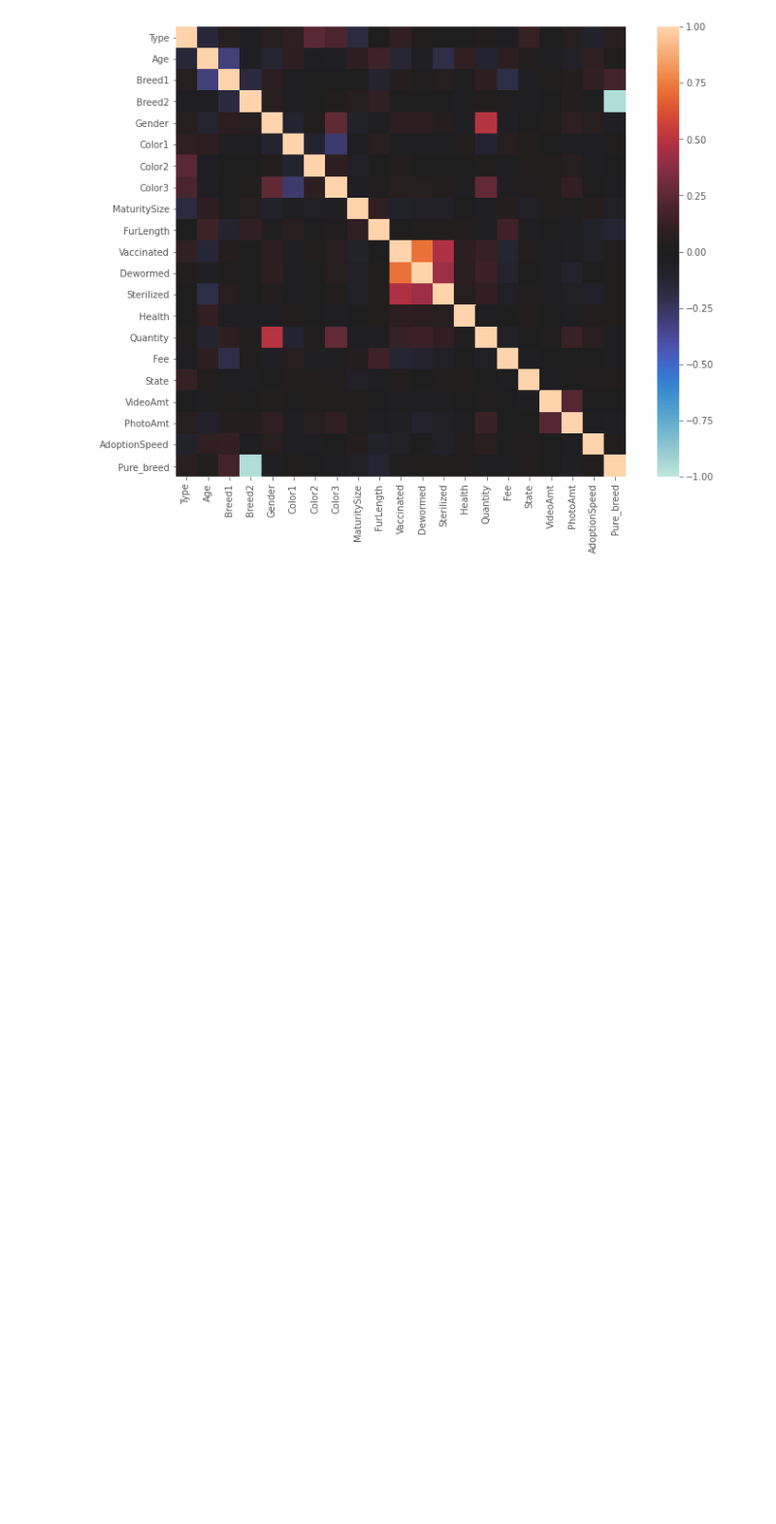
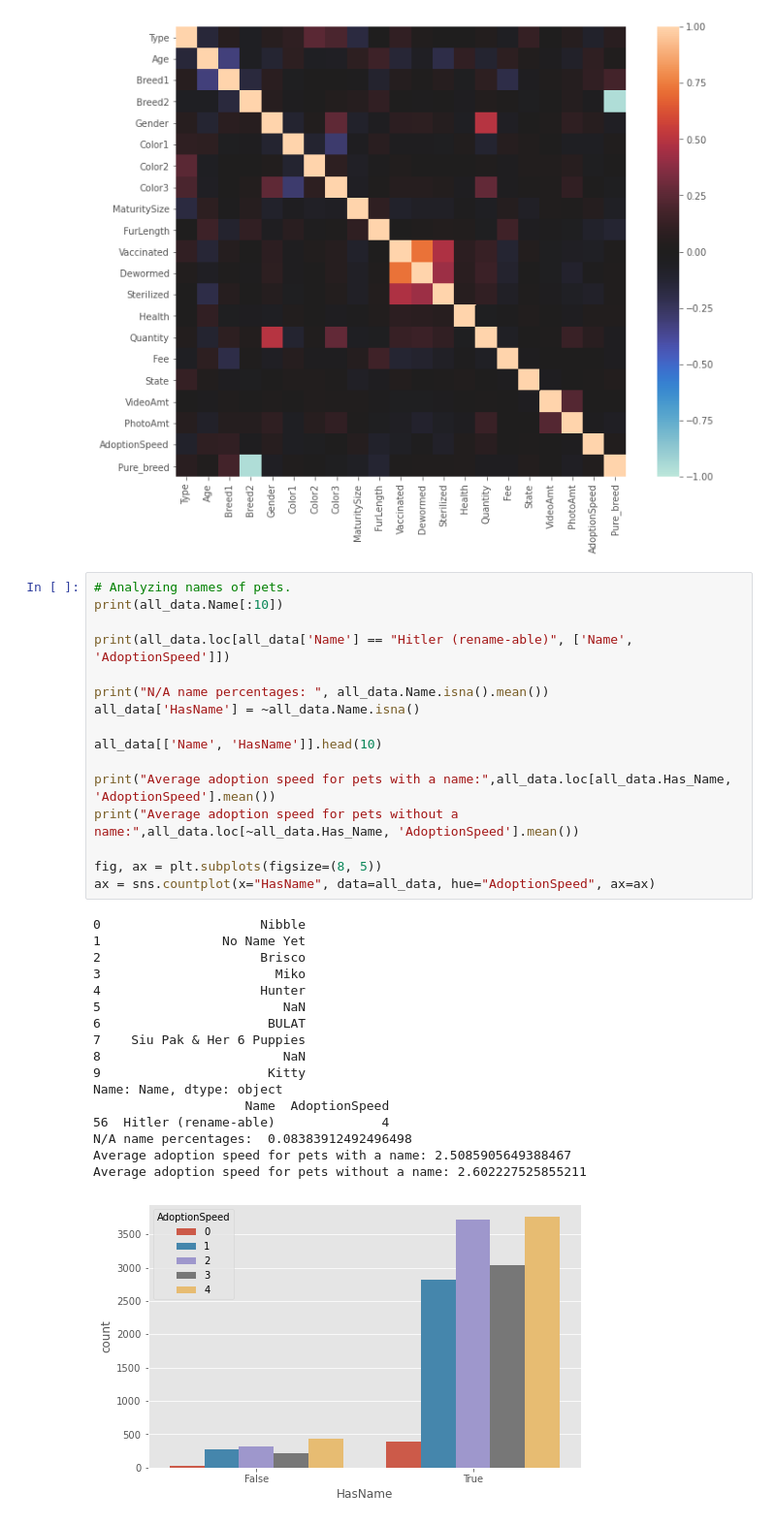
Before and after one commit to olivo/animal-adoption-mids-capstone, a Jupyter notebook: EDA/Initial Draft.ipynb, the cells around one changed output. Shown at 97% size. Cells and saved outputs as stored; diff of their text form; blank space fills up the shorter version.

Commit message:
Added more EDA about names and description data

```diff
--- a/EDA/Initial Draft.ipynb
+++ b/EDA/Initial Draft.ipynb
@@ -232,3 +232,37 @@ fig, ax = plt.subplots(figsize=(12, 9))
 ax = sns.heatmap(train.corr(), square=True, vmax=1, vmin=-1, center=0)
 # %% [output]
 [figure]
+# %%
+# Analyzing names of pets.
+print(all_data.Name[:10])
+
+print(all_data.loc[all_data['Name'] == "Hitler (rename-able)", ['Name', 'AdoptionSpeed']])
+
+print("N/A name percentages: ", all_data.Name.isna().mean())
+all_data['HasName'] = ~all_data.Name.isna()
+
+all_data[['Name', 'HasName']].head(10)
+
+print("Average adoption speed for pets with a name:",all_data.loc[all_data.Has_Name, 'AdoptionSpeed'].mean())
+print("Average adoption speed for pets without a name:",all_data.loc[~all_data.Has_Name, 'AdoptionSpeed'].mean())
+
+fig, ax = plt.subplots(figsize=(8, 5))
+ax = sns.countplot(x="HasName", data=all_data, hue="AdoptionSpeed", ax=ax)
+# %% [output]
+0                     Nibble
+1                No Name Yet
+2                     Brisco
+3                       Miko
+4                     Hunter
+5                        NaN
+6                      BULAT
+7    Siu Pak & Her 6 Puppies
+8                        NaN
+9                      Kitty
+Name: Name, dtype: object
+                    Name  AdoptionSpeed
+56  Hitler (rename-able)              4
+N/A name percentages:  0.08383912492496498
+Average adoption speed for pets with a name: 2.5085905649388467
+Average adoption speed for pets without a name: 2.602227525855211
+[figure, added]
```
Also changed, not shown: parts of 7 cells of this notebook.
